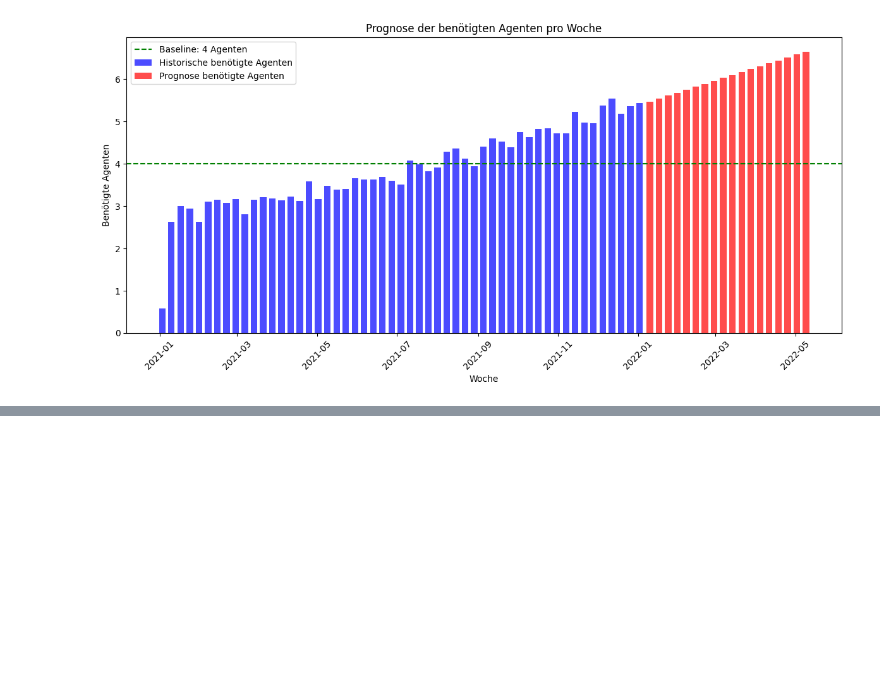
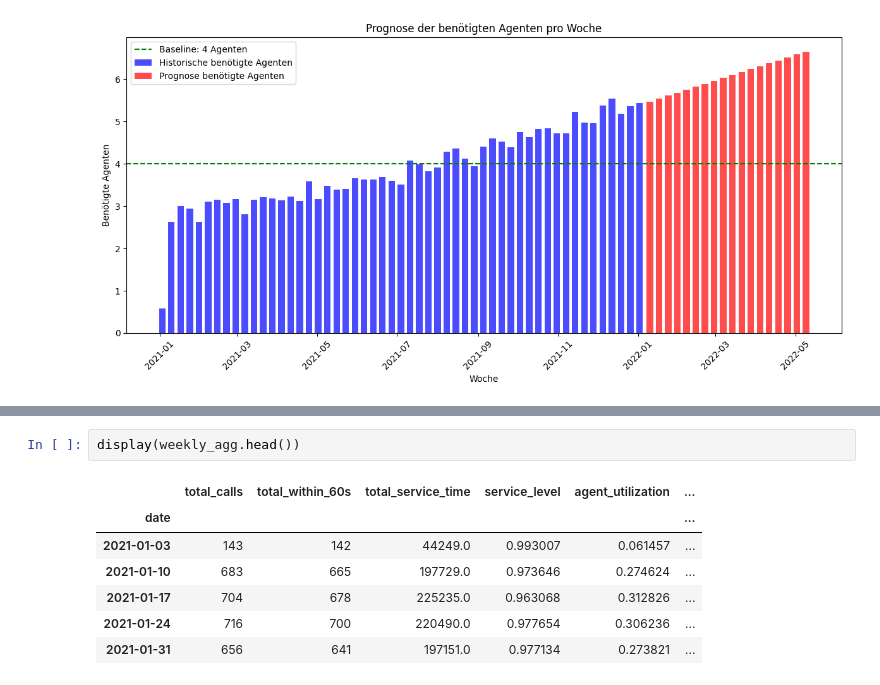
Before and after one commit to avtmarquardt-png/DPP_Callcenter, a Jupyter notebook: notebooks/02_Final_CC_Data.ipynb, the cells around one changed output, grey strips where cells are left out. Drawn from its saved outputs; the diff is of its cells as text; blank space fills up the shorter version.

```diff
--- a/notebooks/02_Final_CC_Data.ipynb
+++ b/notebooks/02_Final_CC_Data.ipynb
@@ -385,0 +519,10 @@ plt.show()
+# %%
+display(weekly_agg.head())
+# %% [output]
+|  | total_calls | total_within_60s | total_service_time | service_level | agent_utilization | ... |
+| date |  |  |  |  |  | ... |
+| 2021-01-03 | 143 | 142 | 44249.0 | 0.993007 | 0.061457 | ... |
+| 2021-01-10 | 683 | 665 | 197729.0 | 0.973646 | 0.274624 | ... |
+| 2021-01-17 | 704 | 678 | 225235.0 | 0.963068 | 0.312826 | ... |
+| 2021-01-24 | 716 | 700 | 220490.0 | 0.977654 | 0.306236 | ... |
+| 2021-01-31 | 656 | 641 | 197151.0 | 0.977134 | 0.273821 | ... |
```
Also changed, not shown: parts of 6 cells of this notebook.
